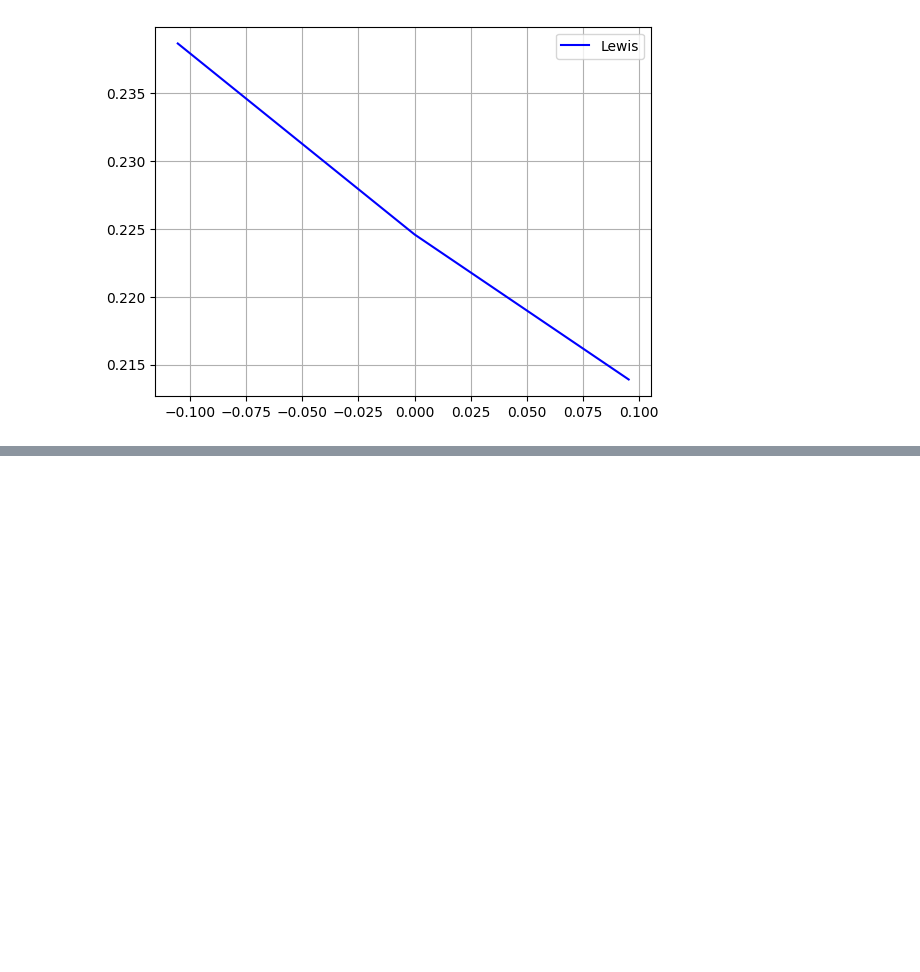
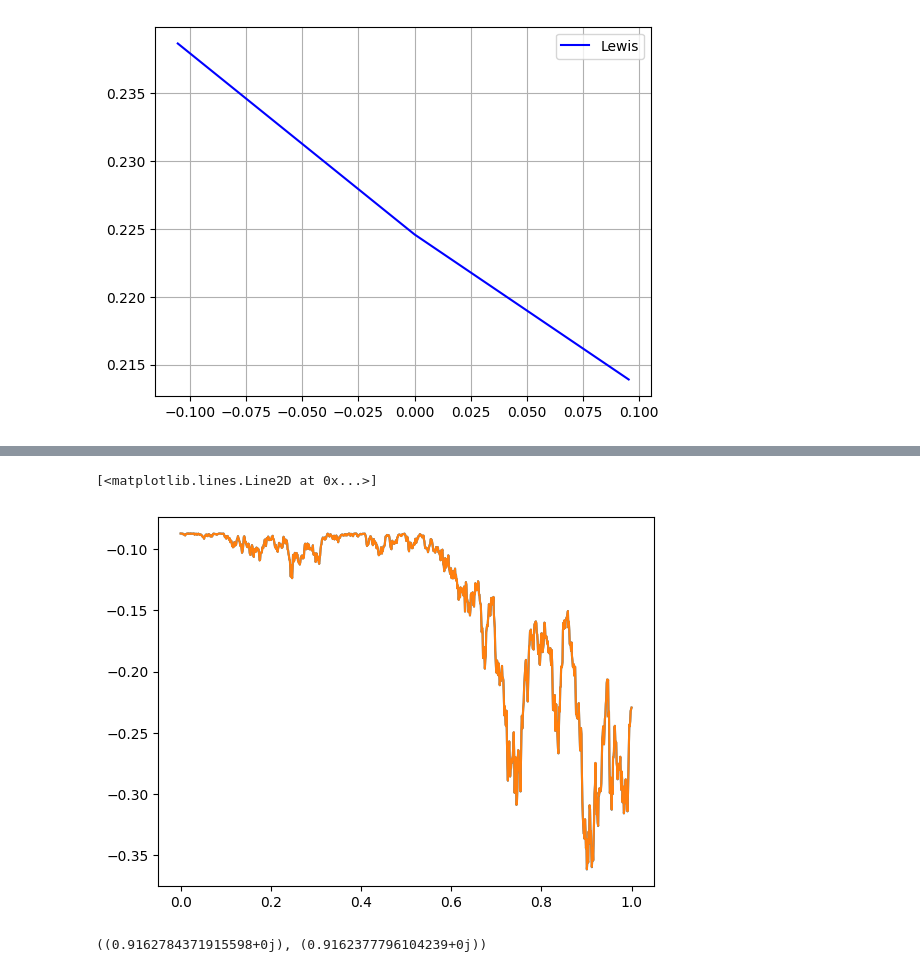
Before and after one commit to MrG1raffe/signature, a Jupyter notebook: notebooks/RiccatiContest.ipynb, the cells around one changed output, grey strips where cells are left out. Cells and saved outputs as stored; diff of their text form; code cells hidden in the pictures; blank space fills up the shorter version.

```diff
--- a/notebooks/RiccatiContest.ipynb
+++ b/notebooks/RiccatiContest.ipynb
@@ -111,0 +236,6 @@ ax.legend()
+# %%
+rng = np.random.default_rng(seed=42)
+W = np.concatenate([[0], np.cumsum(rng.normal(size=len(t_grid) - 1) * np.sqrt(np.diff(t_grid)))])
+path = np.vstack([t_grid, W]).T
+
+W_sig = ta.path_to_sequence(path=path, trunc=trunc)
@@ -111,0 +283,10 @@ ax.legend()
+# %%
+plt.plot(t_grid, (psi @ W_sig).real)
+plt.plot(t_grid, (psi_rk @ W_sig).real)
+# %% [output]
+[<matplotlib.lines.Line2D at 0x...>]
+[figure, added]
+# %%
+np.exp(psi[""].squeeze()), np.exp(psi_rk[""].squeeze())
+# %% [output]
+((0.9162784371915598+0j), (0.9162377796104239+0j))
```
Also changed, not shown: parts of 21 cells of this notebook, 8 other files.
